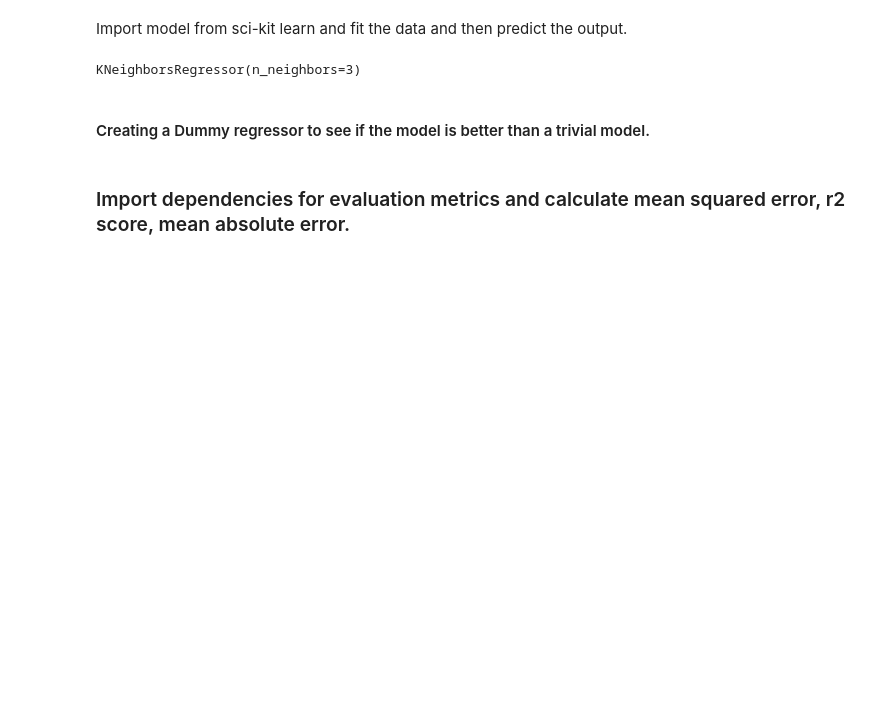
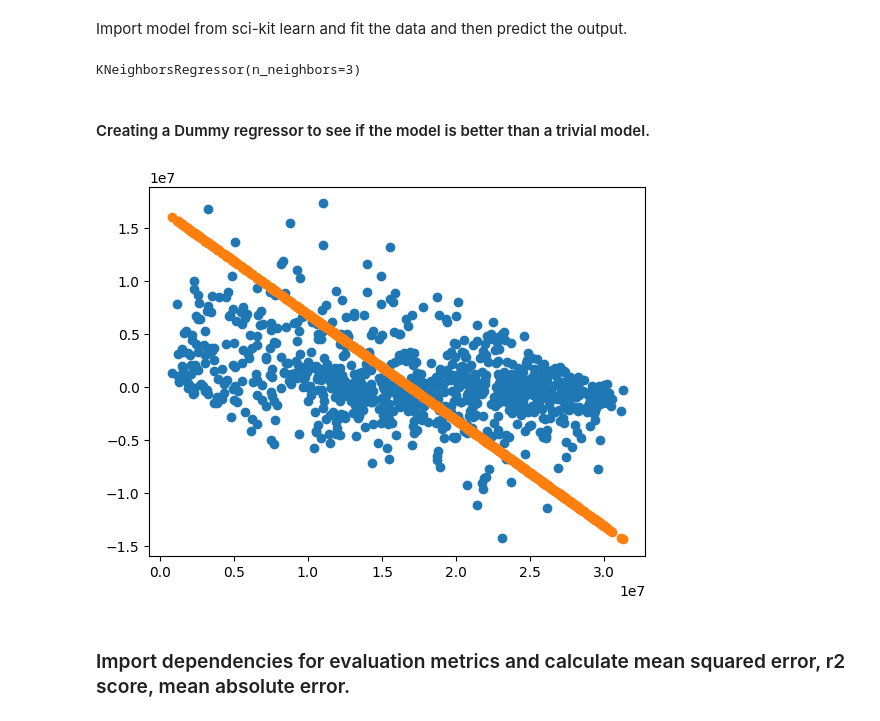
Before and after one commit to Joaomc15/UC3M-MLBD, a Jupyter notebook: assignment1/src/simple_models/KNNmodel.ipynb, the cells around one changed output. Drawn from its saved outputs; the diff is of its cells as text; code cells hidden in the pictures; blank space fills up the shorter version.

```diff
--- a/assignment1/src/simple_models/KNNmodel.ipynb
+++ b/assignment1/src/simple_models/KNNmodel.ipynb
@@ -121,6 +122,14 @@ from sklearn.dummy import DummyRegressor
 dummy_regressor = DummyRegressor(strategy='mean')
 dummy_regressor.fit(X_train, y_train)
 y_pred_dummy = dummy_regressor.predict(X_test)
+# %%
+# plot the error residuals
+
+plt.scatter(y_test, y_pred - y_test)
+plt.scatter(y_test, y_pred_dummy - y_test)
+plt.show()
+# %% [output]
+[figure, added]
 # %% [markdown]
 ### Import dependencies for evaluation metrics and calculate mean squared error, r2 score, mean absolute error.
 # %%
```
Also changed, not shown: parts of 7 cells of this notebook.
